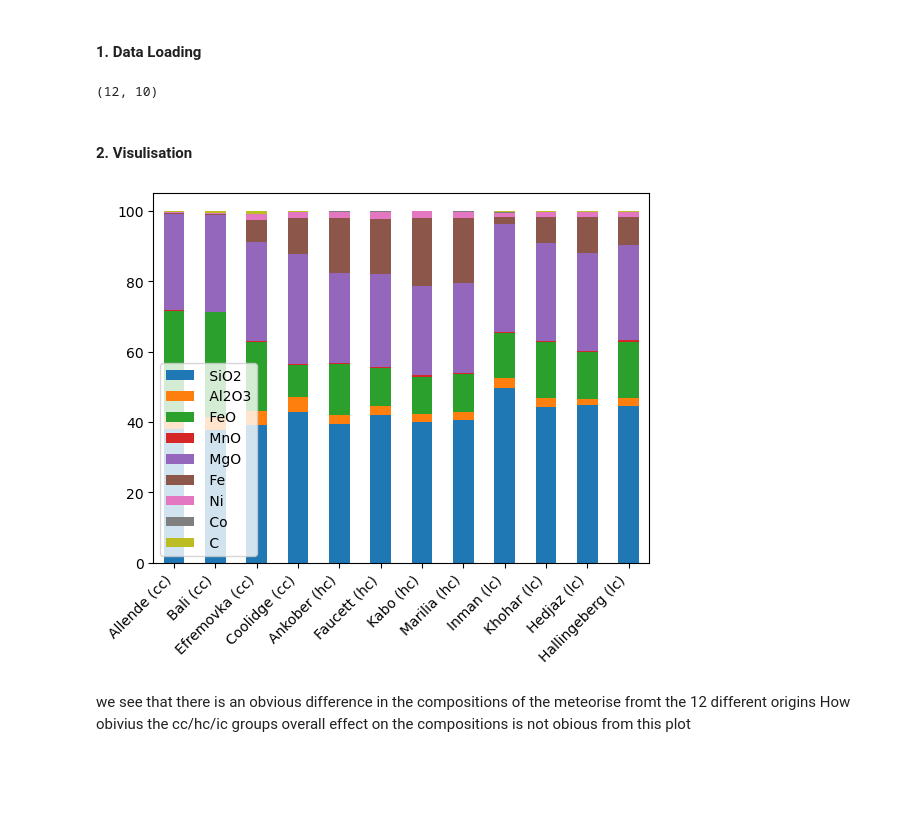
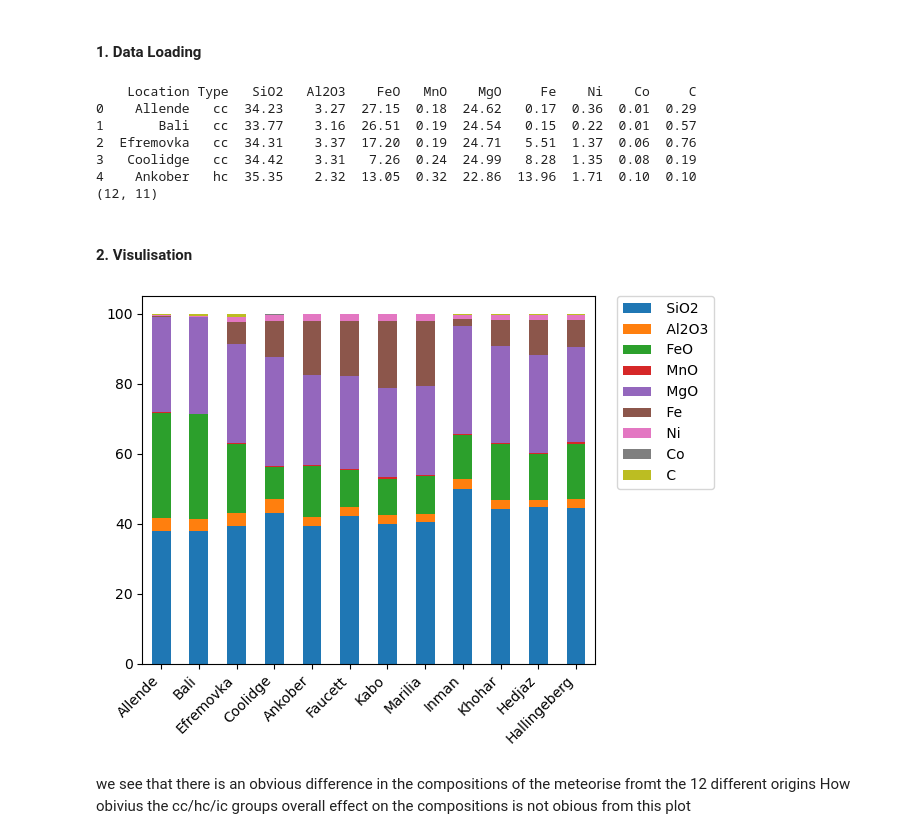
Before and after one commit to AntonWangDTU/coda_exam, a Jupyter notebook: src/2-meteorites.ipynb, the cells around one changed output. Cells and saved outputs as stored; diff of their text form; code cells hidden in the pictures; blank space fills up the shorter version.

```diff
--- a/src/2-meteorites.ipynb
+++ b/src/2-meteorites.ipynb
@@ -11,26 +9,57 @@ ModuleNotFoundError: No module named 'pyCoDaMath'
 # %% [markdown]
 #### 1. Data Loading
 # %%
+import pandas as pd
+import re
+
+# Load data
 data = pd.read_csv('../data/2-meteorites.csv', sep=',')
+data.rename(columns={'Unnamed: 0': 'Location'}, inplace=True)
+
+# Extract the part inside parentheses into 'Type'
+data['Type'] = data['Location'].str.extract(r'\((.*?)\)')
+
+# Remove the parentheses and content from 'Location'
+data['Location'] = data['Location'].str.replace(r'\s*\(.*?\)', '', regex=True).str.strip()
+
+# Reorder columns: Location, Type, then the rest
+cols = ['Location', 'Type'] + [col for col in data.columns if col not in ['Location', 'Type']]
+data = data[cols]
+
+# Check result
+print(data.head())
 print(data.shape)
 # %% [output]
-(12, 10)
+    Location Type   SiO2   Al2O3    FeO   MnO    MgO     Fe    Ni    Co     C
+0    Allende   cc  34.23    3.27  27.15  0.18  24.62   0.17  0.36  0.01  0.29
+1       Bali   cc  33.77    3.16  26.51  0.19  24.54   0.15  0.22  0.01  0.57
+2  Efremovka   cc  34.31    3.37  17.20  0.19  24.71   5.51  1.37  0.06  0.76
+3   Coolidge   cc  34.42    3.31   7.26  0.24  24.99   8.28  1.35  0.08  0.19
+4    Ankober   hc  35.35    2.32  13.05  0.32  22.86  13.96  1.71  0.10  0.10
+(12, 11)
 # %% [markdown]
 #### 2. Visulisation
 # %%
-#apply coda closure
-data.iloc[:,1:] = data.iloc[:,1:].coda.closure(100)
+import matplotlib.pyplot as plt
+
+# Apply coda closure
+data.iloc[:, 2:] = data.iloc[:, 2:].coda.closure(100)
 
 # Plot
 ax = data.plot.bar(stacked=True)
 
 # Set x-axis tick labels
-ax.set_xticks(range(len(data.iloc[:,0])))
-ax.set_xticklabels(data.iloc[:,0], rotation=45, ha='right')  # Rotate if needed
+ax.set_xticks(range(len(data.iloc[:, 0])))
+ax.set_xticklabels(data.iloc[:, 0], rotation=45, ha='right')  # Rotate if needed
+
+# Move legend outside
+ax.legend(loc='upper left', bbox_to_anchor=(1.05, 1), borderaxespad=0.)
+
+plt.tight_layout()
 plt.savefig('../handin/figures/stacked_bar.png', dpi=300, bbox_inches='tight')
 plt.show()
 # %% [output]
-[figure, old version]
+[figure, new version]
 # %% [markdown]
 
 we see that there is an obvious difference in the compositions of the meteorise fromt the 12 different origins
```
Also changed, not shown: parts of 9 cells of this notebook, 4 other files.
